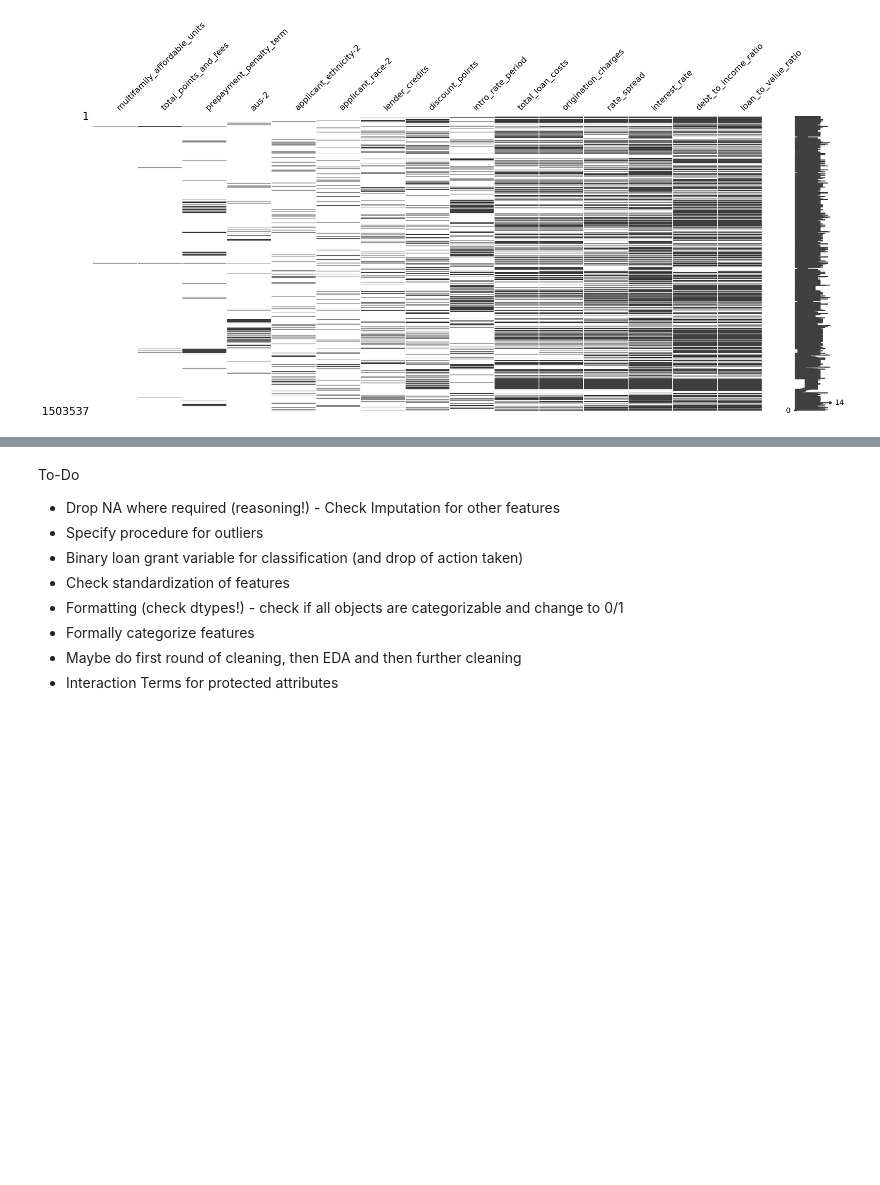
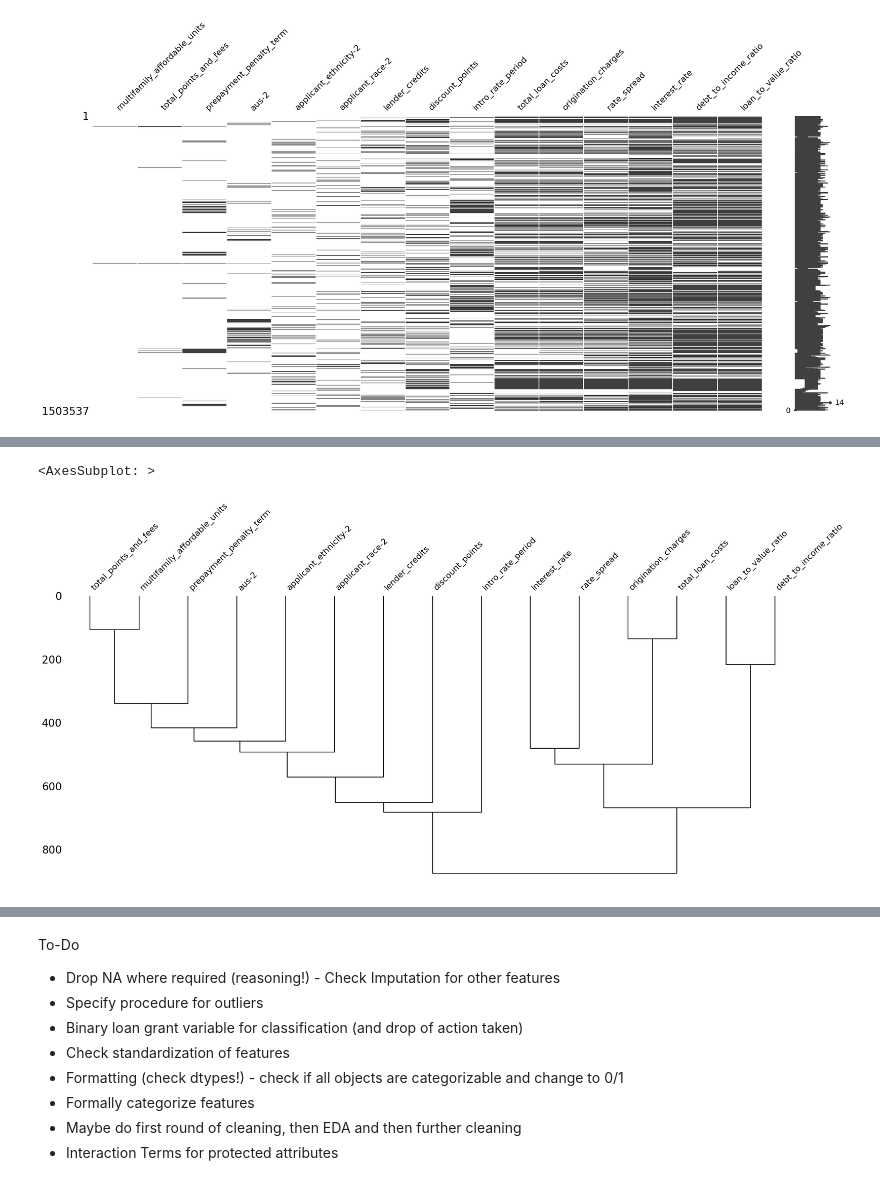
Before and after one commit to HaukeSchwarz/Thesis, a Jupyter notebook: notebooks/Main_Data_Analysis_Pipeline.ipynb, the cells around one changed output, grey strips where cells are left out. Cells and saved outputs as stored; diff of their text form; code cells hidden in the pictures; blank space fills up the shorter version.

```diff
--- a/notebooks/Main_Data_Analysis_Pipeline.ipynb
+++ b/notebooks/Main_Data_Analysis_Pipeline.ipynb
@@ -240,3 +241,8 @@ msno.matrix(HMDA_clean[HMDA_clean.isnull().sum().sort_values(ascending=False).he
+# %%
+msno.dendrogram(HMDA_clean[HMDA_clean.isnull().sum().sort_values(ascending=False).head(15).index])
+# %% [output]
+<AxesSubplot: >
+[figure, added]
 # %% [markdown]
 XXX Problem: Might change with new data XXX
 
```
Also changed, not shown: parts of 8 cells of this notebook.
